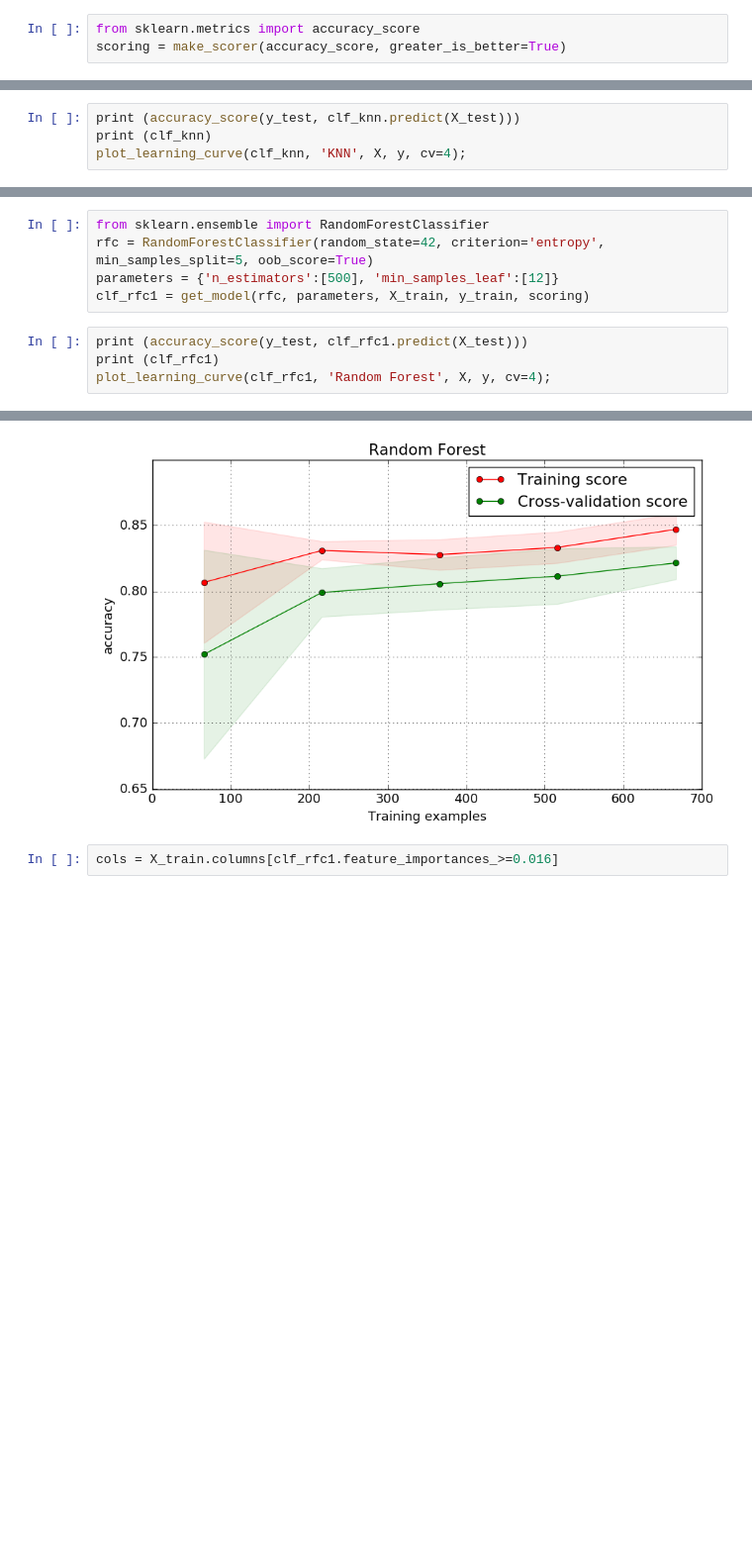
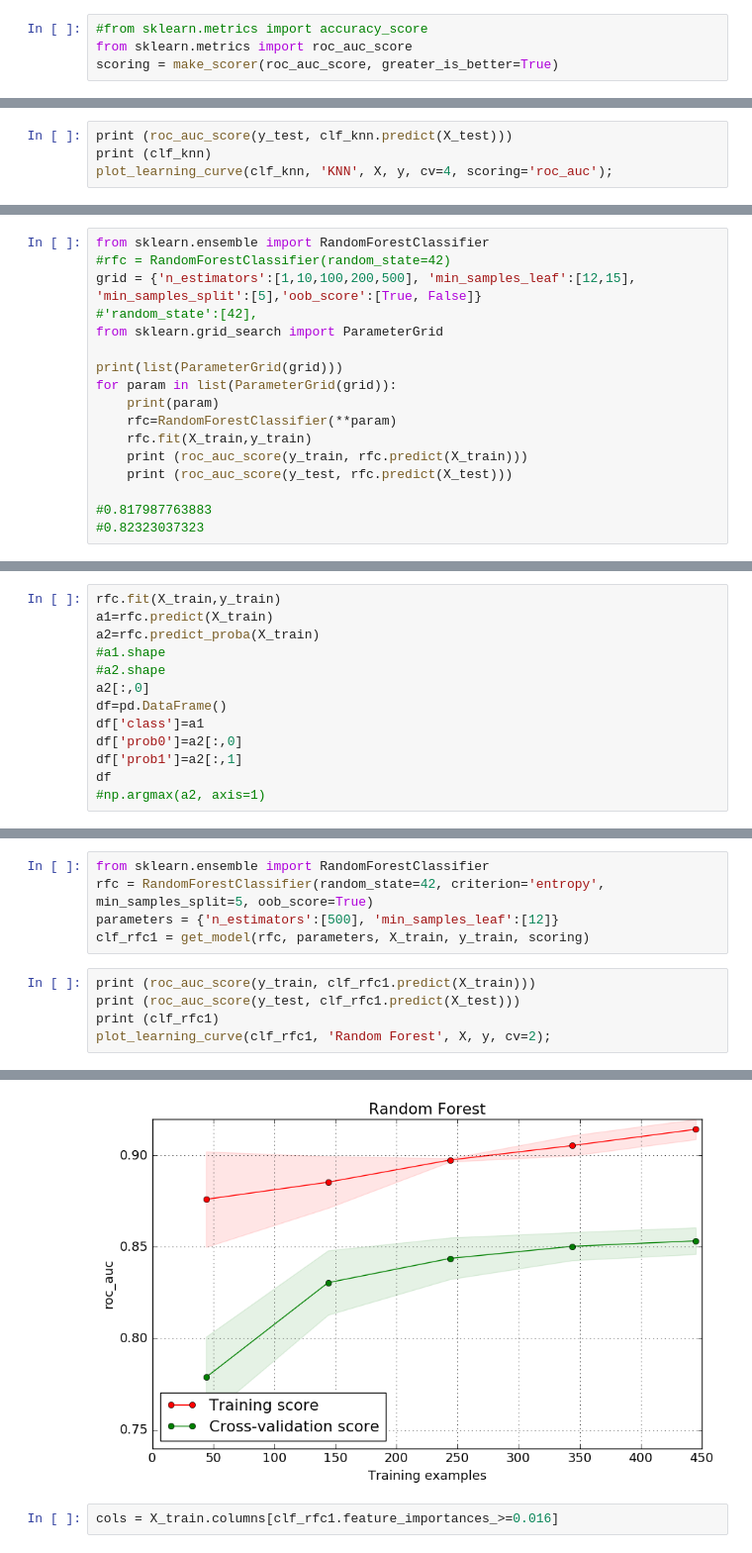
Before and after one commit to qiuqm/titanic, a Jupyter notebook: titanic_authurliu.ipynb, the cells around one changed output, grey strips where cells are left out. Shown at 99% size. Saved outputs shown, nothing was run; the diff lists cells and outputs as text; blank space fills up the shorter version.

```diff
--- a/titanic_authurliu.ipynb
+++ b/titanic_authurliu.ipynb
@@ -543,6 +573,7 @@ X_train, X_test, y_train, y_test = train_test_split(X, y, test_size=0.1,random_s
 # %%
-from sklearn.metrics import accuracy_score
-scoring = make_scorer(accuracy_score, greater_is_better=True)
+#from sklearn.metrics import accuracy_score
+from sklearn.metrics import roc_auc_score
+scoring = make_scorer(roc_auc_score, greater_is_better=True)
 # %% [markdown]
 ### KNN
 # %%
@@ -551,7 +582,7 @@ KNN = KNeighborsClassifier(weights='uniform')
 parameters = {'n_neighbors':[3,4,5], 'p':[1,2]}
 clf_knn = get_model(KNN, parameters, X_train, y_train, scoring)
 # %%
-print (accuracy_score(y_test, clf_knn.predict(X_test)))
+print (roc_auc_score(y_test, clf_knn.predict(X_test)))
 print (clf_knn)
-plot_learning_curve(clf_knn, 'KNN', X, y, cv=4);
+plot_learning_curve(clf_knn, 'KNN', X, y, cv=4, scoring='roc_auc');
 # %% [output]
@@ -562,0 +709,17 @@ KNeighborsClassifier(algorithm='auto', leaf_size=30, metric='minkowski',
+# %%
+from sklearn.ensemble import RandomForestClassifier
+#rfc = RandomForestClassifier(random_state=42)
+grid = {'n_estimators':[1,10,100,200,500], 'min_samples_leaf':[12,15], 'min_samples_split':[5],'oob_score':[True, False]}
+#'random_state':[42],
+from sklearn.grid_search import ParameterGrid
+
+print(list(ParameterGrid(grid)))
+for param in list(ParameterGrid(grid)):
+    print(param)
+    rfc=RandomForestClassifier(**param)
+    rfc.fit(X_train,y_train)
+    print (roc_auc_score(y_train, rfc.predict(X_train)))
+    print (roc_auc_score(y_test, rfc.predict(X_test)))
+
+#0.817987763883
+#0.82323037323
@@ -562,0 +775,13 @@ KNeighborsClassifier(algorithm='auto', leaf_size=30, metric='minkowski',
+# %%
+rfc.fit(X_train,y_train)
+a1=rfc.predict(X_train)
+a2=rfc.predict_proba(X_train)
+#a1.shape
+#a2.shape
+a2[:,0]
+df=pd.DataFrame()
+df['class']=a1
+df['prob0']=a2[:,0]
+df['prob1']=a2[:,1]
+df
+#np.argmax(a2, axis=1)
@@ -566,7 +810,8 @@ rfc = RandomForestClassifier(random_state=42, criterion='entropy', min_samples_s
 parameters = {'n_estimators':[500], 'min_samples_leaf':[12]}
 clf_rfc1 = get_model(rfc, parameters, X_train, y_train, scoring)
 # %%
-print (accuracy_score(y_test, clf_rfc1.predict(X_test)))
+print (roc_auc_score(y_train, clf_rfc1.predict(X_train)))
+print (roc_auc_score(y_test, clf_rfc1.predict(X_test)))
 print (clf_rfc1)
-plot_learning_curve(clf_rfc1, 'Random Forest', X, y, cv=4);
+plot_learning_curve(clf_rfc1, 'Random Forest', X, y, cv=2);
 # %% [output]
@@ -574,10 +820,10 @@ plot_learning_curve(clf_rfc1, 'Random Forest', X, y, cv=4);
 RandomForestClassifier(bootstrap=True, class_weight=None, criterion='entropy',
             max_depth=None, max_features='auto', max_leaf_nodes=None,
             min_impurity_split=1e-07, min_samples_leaf=12,
             min_samples_split=5, min_weight_fraction_leaf=0.0,
             n_estimators=500, n_jobs=1, oob_score=True, random_state=42,
             verbose=0, warm_start=False)
-[figure, old version]
+[figure, new version]
 # %%
 cols = X_train.columns[clf_rfc1.feature_importances_>=0.016]
 # %%
```
Also changed, not shown: parts of 29 cells of this notebook.
